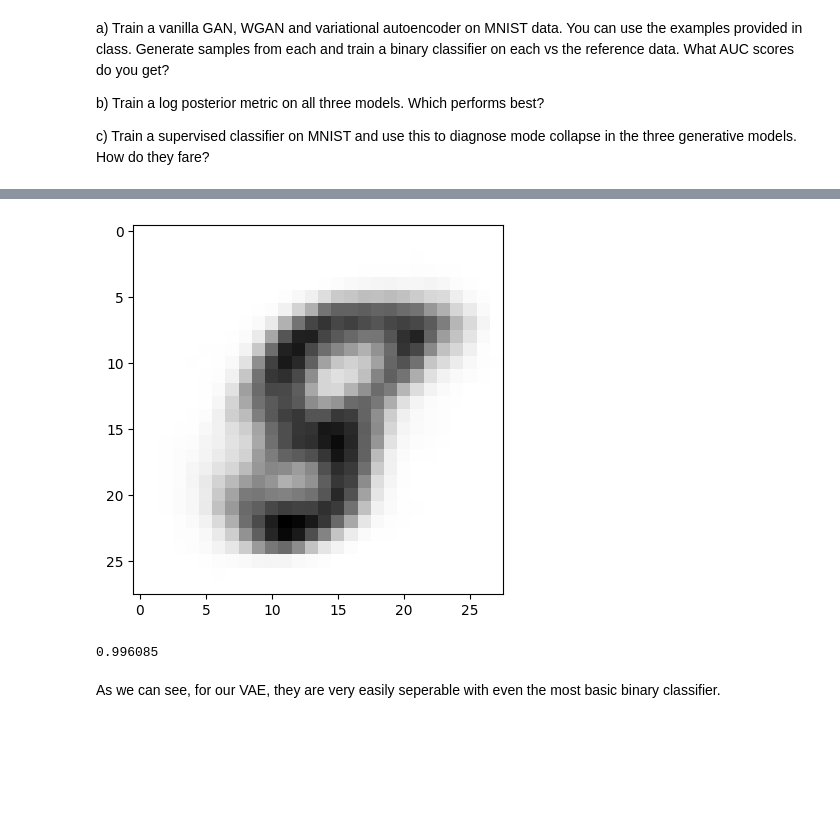
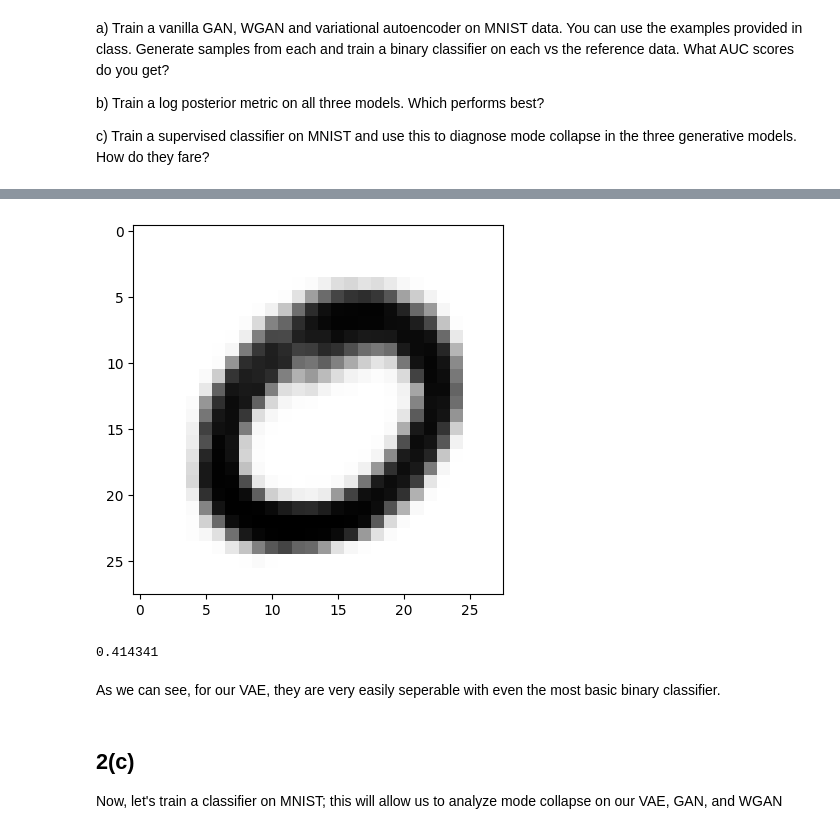
Before and after one commit to ahmedali6395/ml-physics, a Jupyter notebook: pset_2/Physics_569_Problem_Set_2.ipynb, the cells around one changed output, grey strips where cells are left out. Cells and saved outputs as stored; diff of their text form; code cells hidden in the pictures; blank space fills up the shorter version.

```diff
--- a/pset_2/Physics_569_Problem_Set_2.ipynb
+++ b/pset_2/Physics_569_Problem_Set_2.ipynb
@@ -582,19 +593,19 @@ KeyboardInterrupt:
 # %%
 # generate a bunch of samples from the VAE
 
 # multiply by 2 to increase the variance a bit to match the range in our particular VAE
 
 # create 1000 samples
 
 num_samples = 1000
-random_samples_vae = torch.randn((num_samples, 2))*2
+random_samples_vae = torch.randn((num_samples, 2))*3
 
 random_numbers_vae = mnist_vae.decoder(random_samples_vae)
 
 with torch.no_grad():
     plt.imshow(random_numbers_vae[10].reshape((28,28)), cmap="Grays")
 # %% [output]
-[figure, old version]
+[figure, new version]
 # %%
 # basic binary classifier
 
@@ -651,7 +662,7 @@ def calc_roc(model, test_dataset):
     with torch.no_grad():
         for vector, label in test_dataset:
             outputs = model(vector)
-            y_true.append(label.numpy())
+            y_true.append(label)
             y_score.append(outputs.numpy())
 
     fpr, tpr, thresholds = roc(y_true=y_true, y_score=y_score)
@@ -665,6 +676,10 @@ with torch.no_grad():
 
 print(vae_auc)
 # %% [output]
-0.996085
+0.414341
 # %% [markdown]
 As we can see, for our VAE, they are very easily seperable with even the most basic binary classifier.
+# %% [markdown]
+## 2(c)
+
+Now, let's train a classifier on MNIST; this will allow us to analyze mode collapse on our VAE, GAN, and WGAN
```
Also changed, not shown: parts of 9 cells of this notebook.
